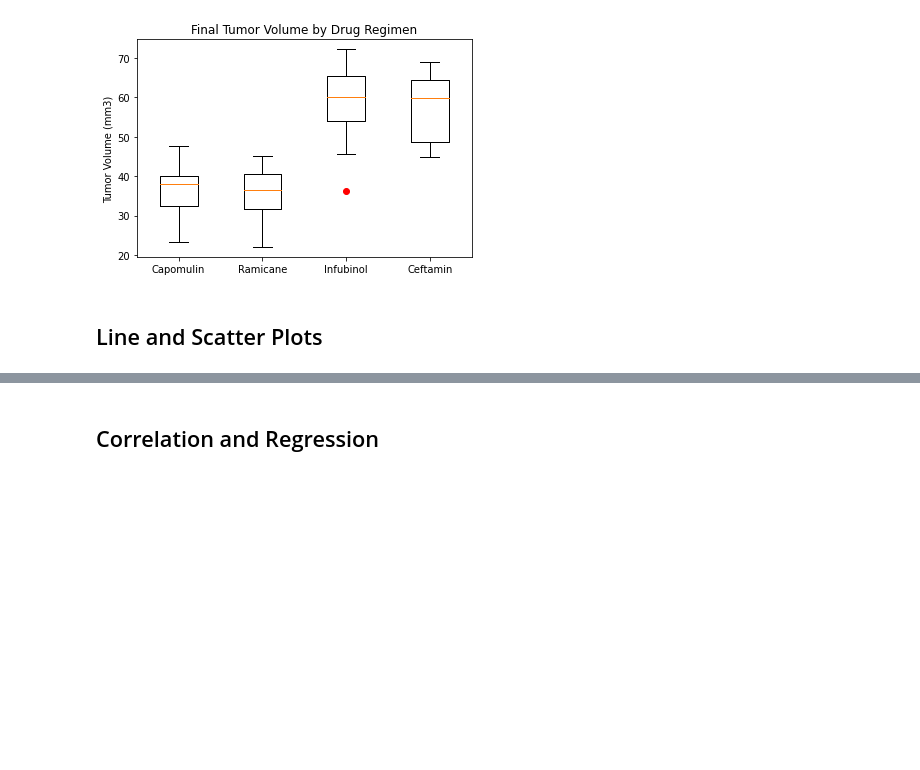
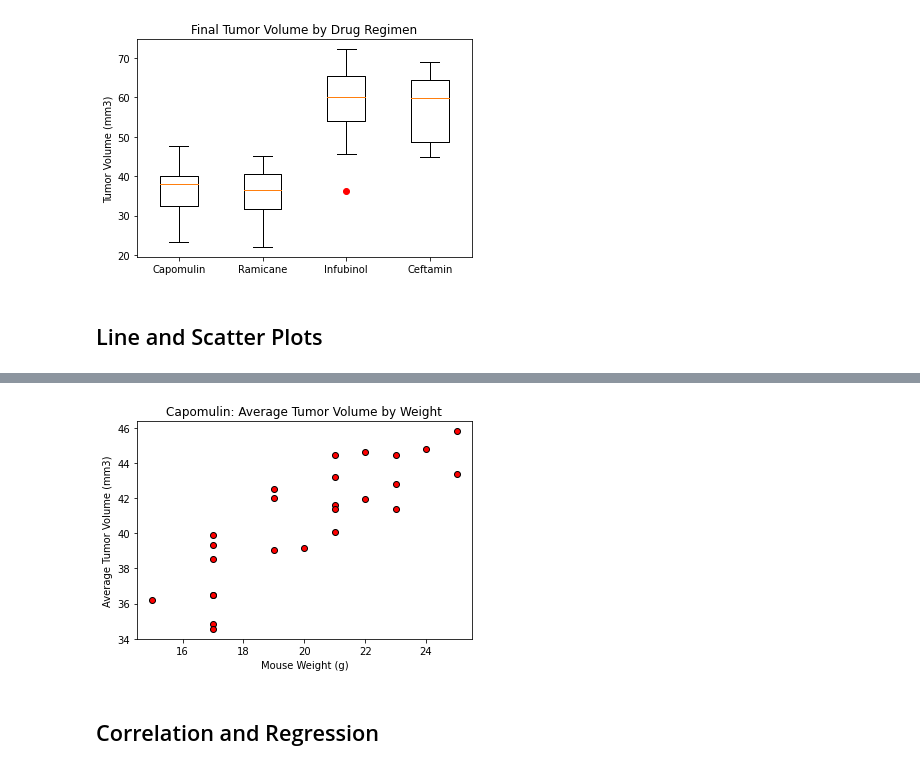
Before and after one commit to mspriest/matplotlib-challenge, a Jupyter notebook: pymaceuticals_starter.ipynb, the cells around one changed output, grey strips where cells are left out. Saved outputs shown, nothing was run; the diff lists cells and outputs as text; code cells hidden in the pictures; blank space fills up the shorter version.

```diff
--- a/pymaceuticals_starter.ipynb
+++ b/pymaceuticals_starter.ipynb
@@ -300,2 +313,26 @@ Text(0, 0.5, 'Tumor Volume (mm3)')
+# %%
+# Generate a scatter plot of average tumor volume vs. mouse weight for the Capomulin regimen
+capomulin_summary = clean_df.loc[clean_df["Drug Regimen"] == "Capomulin", :]
+
+# First find average tumor volume by Mouse ID
+mouse_avg_vol = capomulin_summary.groupby("Mouse ID")["Tumor Volume (mm3)"].mean()
+# mouse_avg_vol
+
+# Create variable for mouse weight to plot (x & y must have same number of values to plot, therefore find the mean weight of the mouse)
+mouse_weight = capomulin_summary.groupby("Mouse ID")["Weight (g)"].mean()
+# mouse_weight
+
+# Create scatter plot
+plt.scatter(mouse_weight, mouse_avg_vol, marker="o", facecolors="red", edgecolors="black")
+
+#Add Labels
+plt.xlabel("Mouse Weight (g)")
+plt.ylabel("Average Tumor Volume (mm3)")
+plt.title("Capomulin: Average Tumor Volume by Weight")
+
+#Show Plot
+plt.show()
+# %% [output]
+[figure, added]
 # %% [markdown]
 ## Correlation and Regression
```
Also changed, not shown: parts of 11 cells of this notebook.
